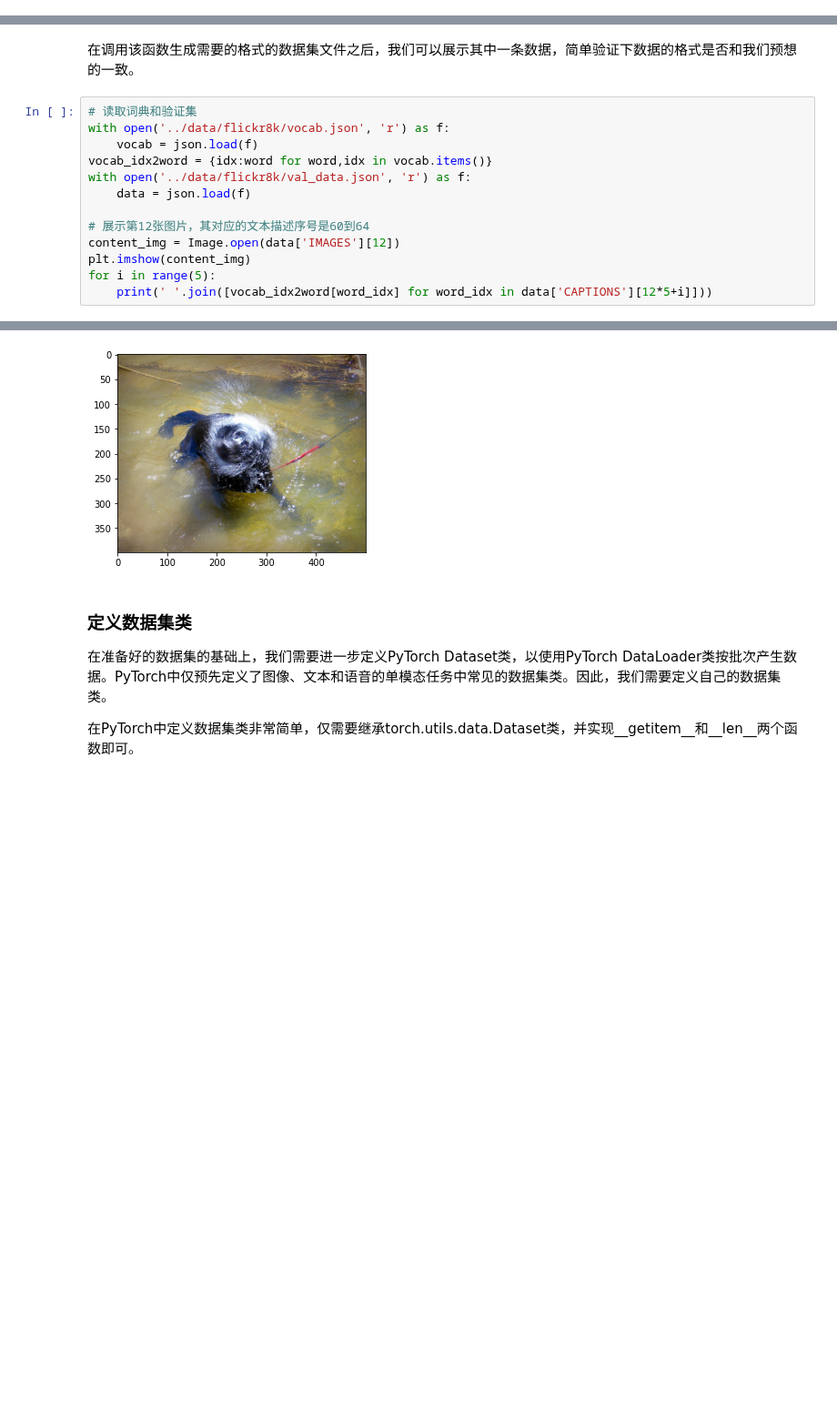
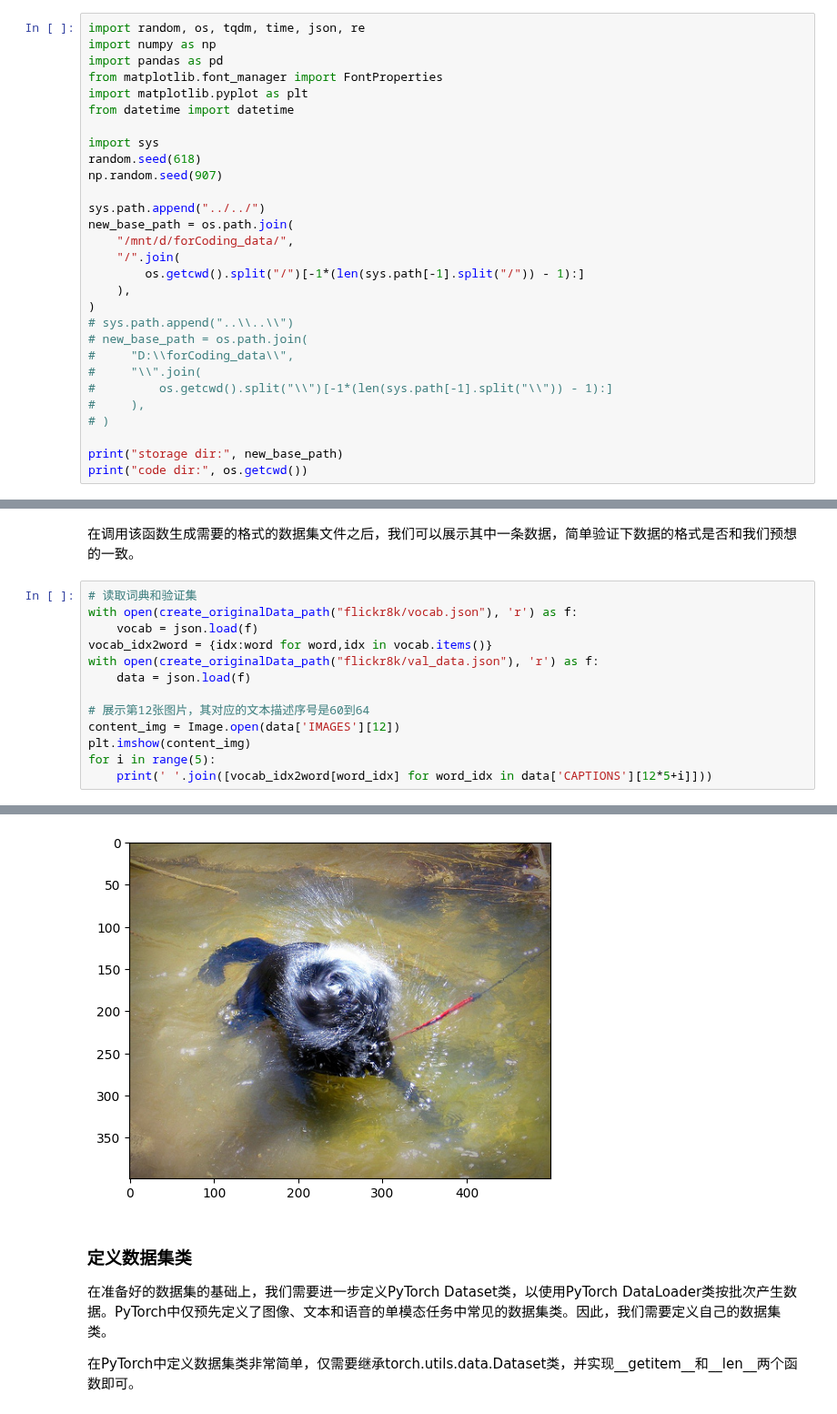
Before and after one commit to XMK233/ML_runCodeFromBook, a Jupyter notebook: 多模态深度学习技术基础/L5-实战案例：基于对应表示的跨模态检索-vsepp.ipynb, the cells around one changed output, grey strips where cells are left out. Shown at 91% size. Drawn from its saved outputs; the diff is of its cells as text; blank space fills up the shorter version.

```diff
--- a/多模态深度学习技术基础/L5-实战案例：基于对应表示的跨模态检索-vsepp.ipynb
+++ b/多模态深度学习技术基础/L5-实战案例：基于对应表示的跨模态检索-vsepp.ipynb
@@ -48,3 +48,32 @@
 ### 整理数据集
 
 数据集下载完成后，我们需要对其进行处理，以适合之后构造的PyTorch数据集类读取。对于文本描述，我们首先构建词典，然后根据词典将文本描述转化为向量。对于图像，我们这里仅记录文件路径。如果机器的内存和硬盘空间就比较大，这里也可以将图片读取并处理成三维数组，这样在模型训练和测试的阶段，就不需要再直接读取图片。下面是整理数据集的函数的代码。
+# %%
+import random, os, tqdm, time, json, re
+import numpy as np
+import pandas as pd
+from matplotlib.font_manager import FontProperties
+import matplotlib.pyplot as plt
+from datetime import datetime
+
+import sys
+random.seed(618)
+np.random.seed(907)
+
+sys.path.append("../../")
+new_base_path = os.path.join(
+    "/mnt/d/forCoding_data/",
+    "/".join(
+        os.getcwd().split("/")[-1*(len(sys.path[-1].split("/")) - 1):]
+    ),
+)
+# sys.path.append("..\\..\\")
+# new_base_path = os.path.join(
+#     "D:\\forCoding_data\\",
+#     "\\".join(
+#         os.getcwd().split("\\")[-1*(len(sys.path[-1].split("\\")) - 1):]
+#     ),
+# )
+
+print("storage dir:", new_base_path)
+print("code dir:", os.getcwd())
@@ -150,10 +368,10 @@ def create_dataset(dataset='flickr8k',
 在调用该函数生成需要的格式的数据集文件之后，我们可以展示其中一条数据，简单验证下数据的格式是否和我们预想的一致。
 # %%
 # 读取词典和验证集
-with open('../data/flickr8k/vocab.json', 'r') as f:
+with open(create_originalData_path("flickr8k/vocab.json"), 'r') as f:
     vocab = json.load(f)
 vocab_idx2word = {idx:word for word,idx in vocab.items()}
-with open('../data/flickr8k/val_data.json', 'r') as f:
+with open(create_originalData_path("flickr8k/val_data.json"), 'r') as f:
     data = json.load(f)
 
 # 展示第12张图片，其对应的文本描述序号是60到64
@@ -170,4 +388,4 @@ for i in range(5):
-[figure, old version]
+[figure, new version]
 # %% [markdown]
 ### 定义数据集类
 
```
Also changed, not shown: parts of 5 cells of this notebook, 1 other file.
